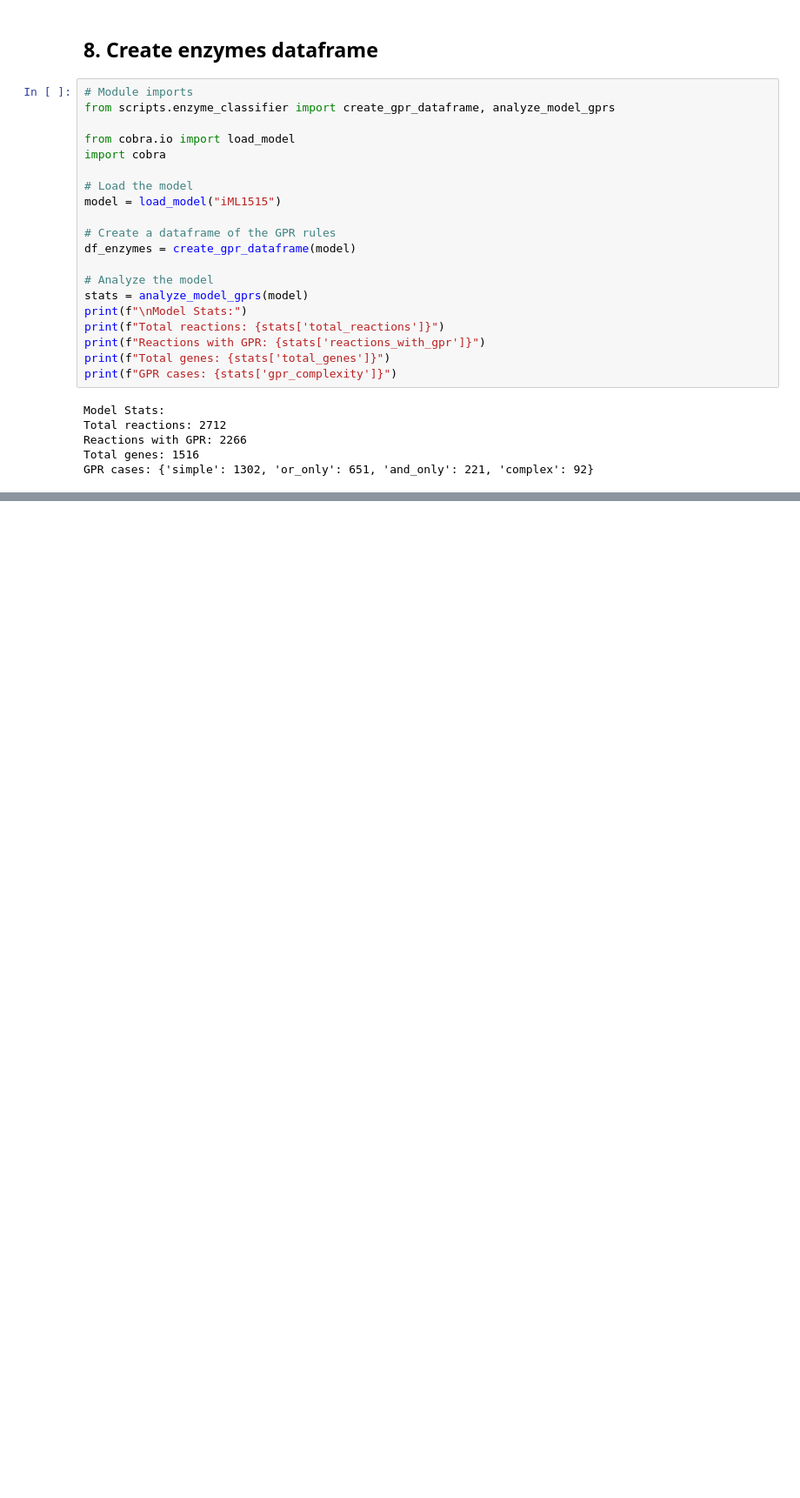
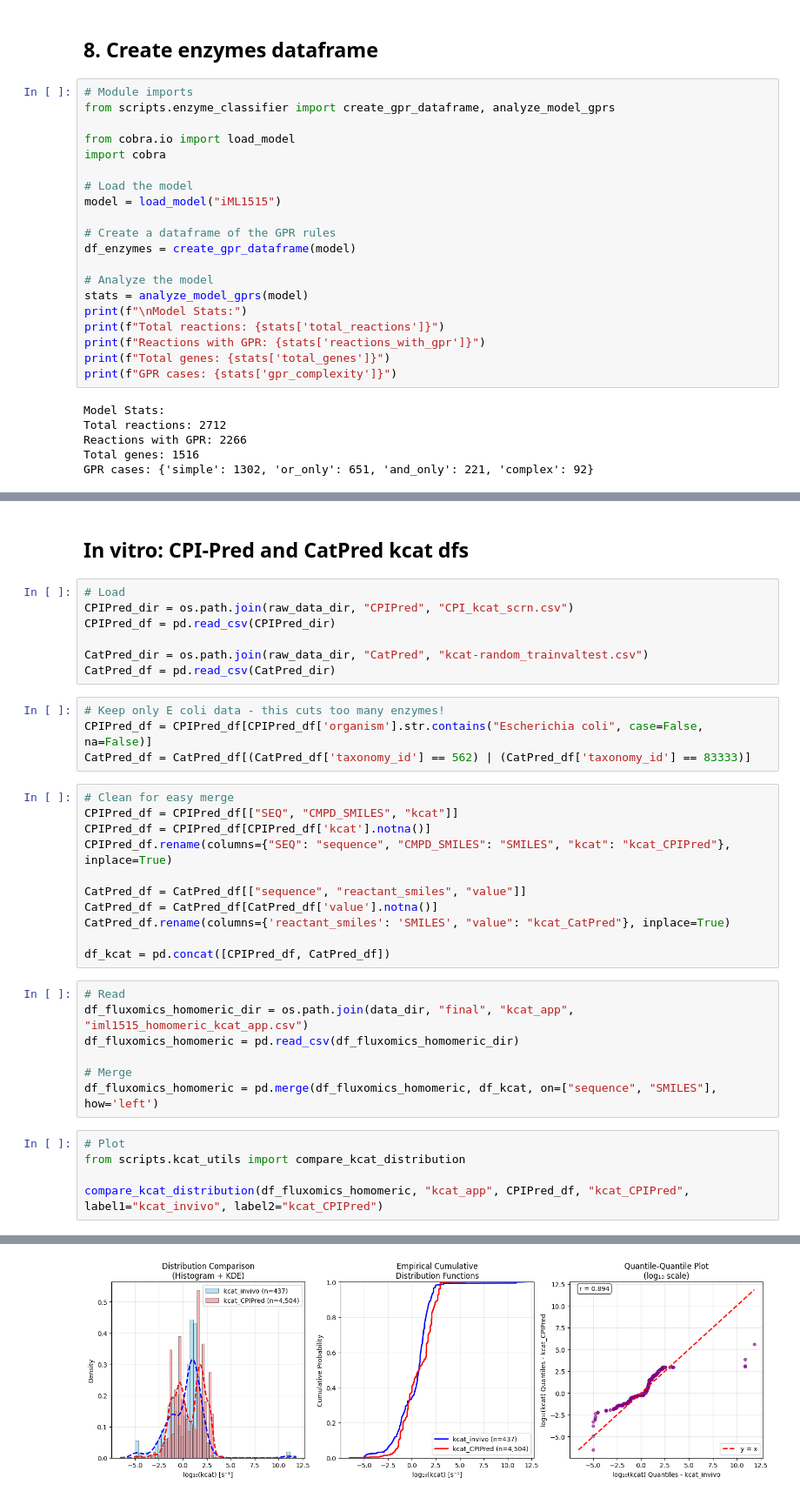
Before and after one commit to lyach/BactoCat, a Jupyter notebook: experiments/ECOMICS_fluxomics.ipynb, the cells around one changed output, grey strips where cells are left out. Shown at 87% size. Saved outputs shown, nothing was run; the diff lists cells and outputs as text; blank space fills up the shorter version.

```diff
--- a/experiments/ECOMICS_fluxomics.ipynb
+++ b/experiments/ECOMICS_fluxomics.ipynb
@@ -616,0 +706,37 @@ fluxomics_genes_df['sequence'] = fluxomics_genes_df['homomeric_gene'].map(seq_ma
+# %% [markdown]
+## In vitro: CPI-Pred and CatPred kcat dfs
+# %%
+# Load
+CPIPred_dir = os.path.join(raw_data_dir, "CPIPred", "CPI_kcat_scrn.csv")
+CPIPred_df = pd.read_csv(CPIPred_dir)
+
+CatPred_dir = os.path.join(raw_data_dir, "CatPred", "kcat-random_trainvaltest.csv")
+CatPred_df = pd.read_csv(CatPred_dir)
+# %%
+# Keep only E coli data - this cuts too many enzymes!
+CPIPred_df = CPIPred_df[CPIPred_df['organism'].str.contains("Escherichia coli", case=False, na=False)]
+CatPred_df = CatPred_df[(CatPred_df['taxonomy_id'] == 562) | (CatPred_df['taxonomy_id'] == 83333)]
+# %%
+# Clean for easy merge
+CPIPred_df = CPIPred_df[["SEQ", "CMPD_SMILES", "kcat"]]
+CPIPred_df = CPIPred_df[CPIPred_df['kcat'].notna()]
+CPIPred_df.rename(columns={"SEQ": "sequence", "CMPD_SMILES": "SMILES", "kcat": "kcat_CPIPred"}, inplace=True)
+
+CatPred_df = CatPred_df[["sequence", "reactant_smiles", "value"]]
+CatPred_df = CatPred_df[CatPred_df['value'].notna()]
+CatPred_df.rename(columns={'reactant_smiles': 'SMILES', "value": "kcat_CatPred"}, inplace=True)
+
+df_kcat = pd.concat([CPIPred_df, CatPred_df])
+# %%
+# Read
+df_fluxomics_homomeric_dir = os.path.join(data_dir, "final", "kcat_app", "iml1515_homomeric_kcat_app.csv")
+df_fluxomics_homomeric = pd.read_csv(df_fluxomics_homomeric_dir)
+
+# Merge
+df_fluxomics_homomeric = pd.merge(df_fluxomics_homomeric, df_kcat, on=["sequence", "SMILES"], how='left')
+# %%
+# Plot
+from scripts.kcat_utils import compare_kcat_distribution
+
+compare_kcat_distribution(df_fluxomics_homomeric, "kcat_app", CPIPred_df, "kcat_CPIPred", label1="kcat_invivo", label2="kcat_CPIPred")
+# %% [output]
@@ -616,0 +760 @@ fluxomics_genes_df['sequence'] = fluxomics_genes_df['homomeric_gene'].map(seq_ma
+[figure, added]
```
Also changed, not shown: parts of 56 cells of this notebook, 24 other files.
